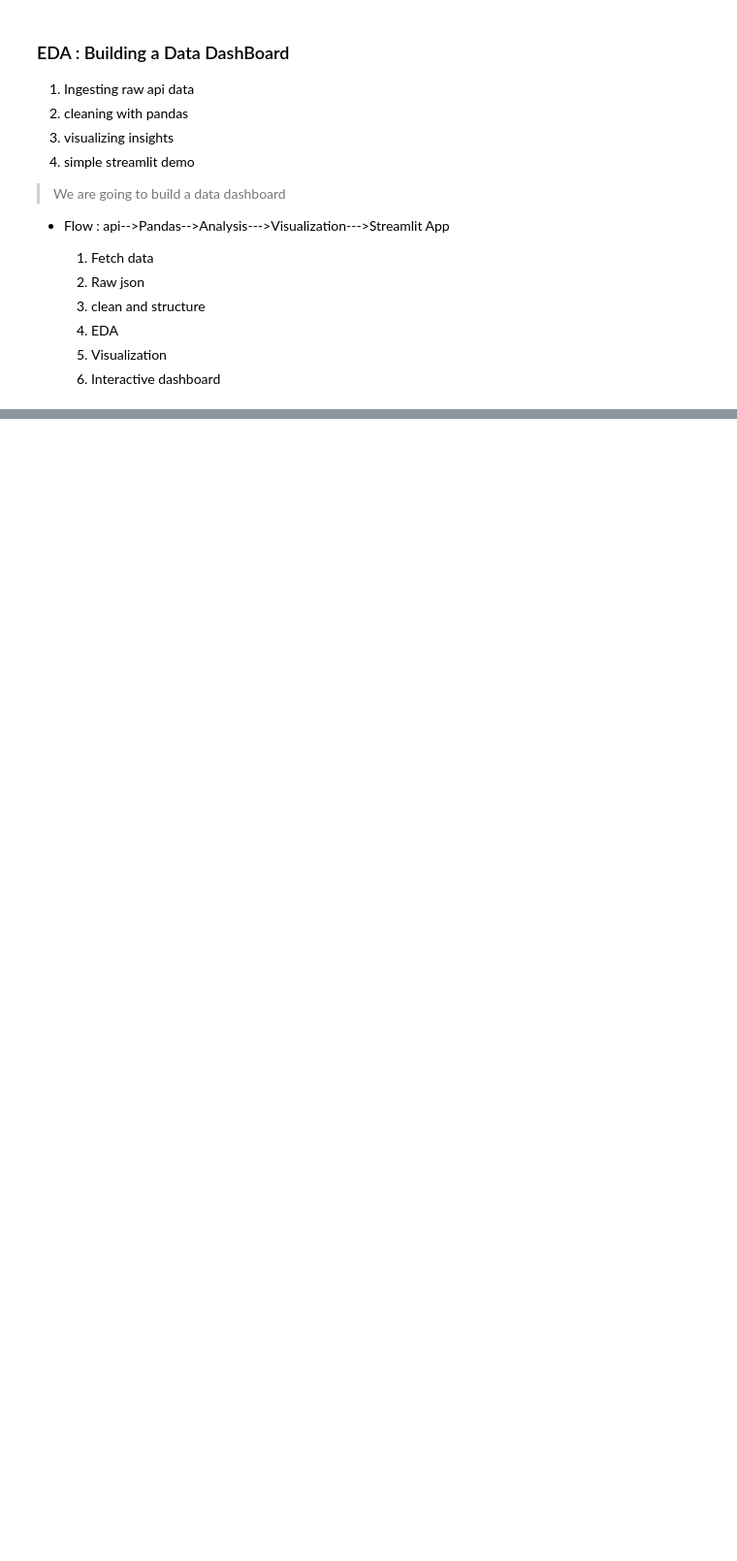
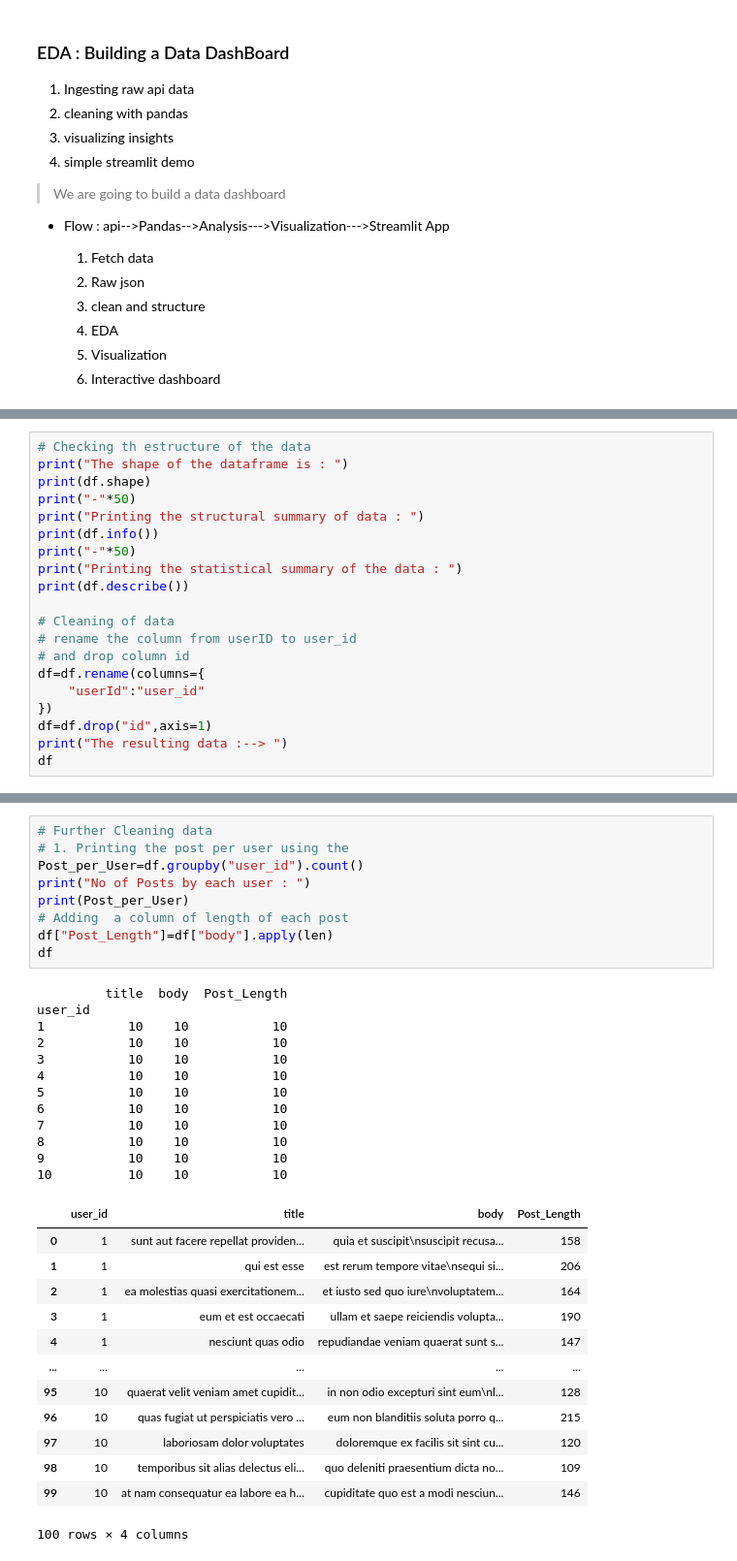
Before and after one commit to YS-Pundir/Python-Revision, a Jupyter notebook: Api_Handelling/Learning/api-workshop/file1.ipynb, the cells around one changed output, grey strips where cells are left out. Shown at 97% size. Cells and saved outputs as stored; diff of their text form; blank space fills up the shorter version.

Commit message:
adding the cleaning of data and EDA

```diff
--- a/Api_Handelling/Learning/api-workshop/file1.ipynb
+++ b/Api_Handelling/Learning/api-workshop/file1.ipynb
@@ -44,0 +32,20 @@ df=pd.DataFrame(data)
+# %%
+# Checking th estructure of the data
+print("The shape of the dataframe is : ")
+print(df.shape)
+print("-"*50)
+print("Printing the structural summary of data : ")
+print(df.info())
+print("-"*50)
+print("Printing the statistical summary of the data : ")
+print(df.describe())
+
+# Cleaning of data
+# rename the column from userID to user_id
+# and drop column id
+df=df.rename(columns={
+    "userId":"user_id"
+})
+df=df.drop("id",axis=1)
+print("The resulting data :--> ")
+df
@@ -44,0 +83,35 @@ df=pd.DataFrame(data)
+# %%
+# Further Cleaning data
+# 1. Printing the post per user using the
+Post_per_User=df.groupby("user_id").count()
+print("No of Posts by each user : ")
+print(Post_per_User)
+# Adding  a column of length of each post
+df["Post_Length"]=df["body"].apply(len)
+df
+# %% [output]
+         title  body  Post_Length
+user_id
+1           10    10           10
+2           10    10           10
+3           10    10           10
+4           10    10           10
+5           10    10           10
+6           10    10           10
+7           10    10           10
+8           10    10           10
+9           10    10           10
+10          10    10           10
+|  | user_id | title | body | Post_Length |
+| 0 | 1 | sunt aut facere repellat providen... | quia et suscipit\nsuscipit recusa... | 158 |
+| 1 | 1 | qui est esse | est rerum tempore vitae\nsequi si... | 206 |
+| 2 | 1 | ea molestias quasi exercitationem... | et iusto sed quo iure\nvoluptatem... | 164 |
+| 3 | 1 | eum et est occaecati | ullam et saepe reiciendis volupta... | 190 |
+| 4 | 1 | nesciunt quas odio | repudiandae veniam quaerat sunt s... | 147 |
+| ... | ... | ... | ... | ... |
+| 95 | 10 | quaerat velit veniam amet cupidit... | in non odio excepturi sint eum\nl... | 128 |
+| 96 | 10 | quas fugiat ut perspiciatis vero ... | eum non blanditiis soluta porro q... | 215 |
+| 97 | 10 | laboriosam dolor voluptates | doloremque ex facilis sit sint cu... | 120 |
+| 98 | 10 | temporibus sit alias delectus eli... | quo deleniti praesentium dicta no... | 109 |
+| 99 | 10 | at nam consequatur ea labore ea h... | cupiditate quo est a modi nesciun... | 146 |
+100 rows × 4 columns
```
Also changed, not shown: parts of 4 cells of this notebook, 1 other file.
